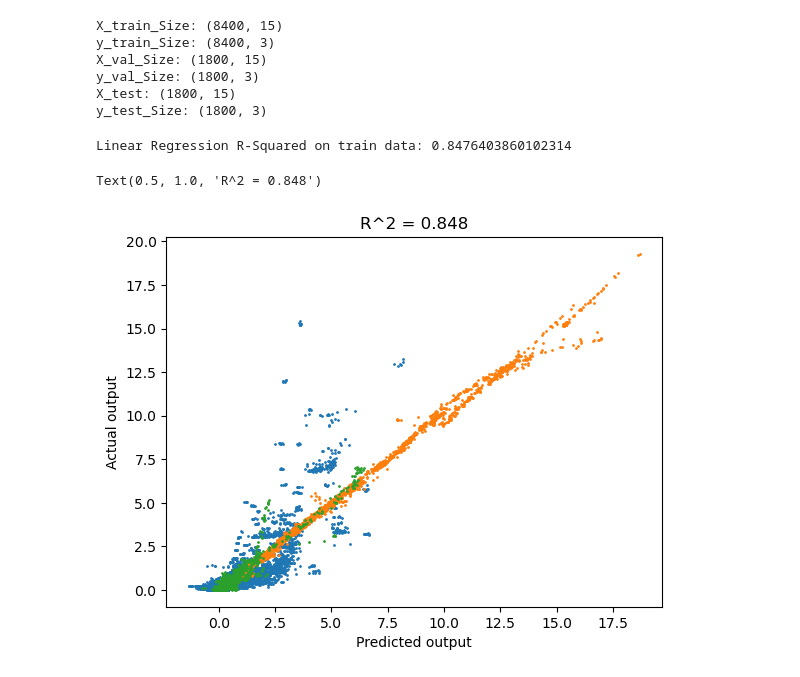
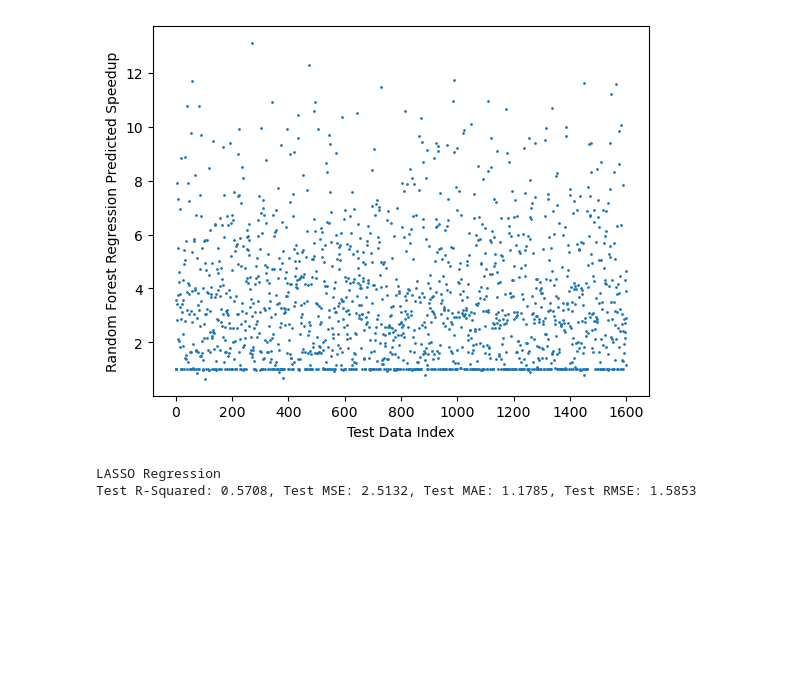
Before and after one commit to WYB929/2023_multicore_project, a Jupyter notebook: src/baseline_models.ipynb, the cells around one changed output. Drawn from its saved outputs; the diff is of its cells as text; code cells hidden in the pictures; blank space fills up the shorter version.

```diff
--- a/src/baseline_models.ipynb
+++ b/src/baseline_models.ipynb
@@ -115,3 +86,10 @@ print("Random Forest Regression RMSE:", rf_rmse)
+# %%
+plt.scatter(range(len(y_pred)), y_pred, s=1)
+plt.xlabel("Test Data Index")
+plt.ylabel("Random Forest Regression Predicted Speedup")
+plt.show()
+# %% [output]
+[figure, added]
 # %%
 # LASSO Regression
 
@@ -129,45 +107,12 @@ lasso_coef = lasso_model.coef_
 y_pred = lasso_model.predict(X_test_scaled)
 
 # Evaluation
+print("LASSO Regression")
 lasso_rSqr = r2_score(y_test, y_pred)
-print("LASSO Regression R-Squared: ", lasso_rSqr)
+lasso_mae = mean_absolute_error(y_test, y_pred)
 lasso_mse = mean_squared_error(y_test, y_pred)
 lasso_rmse = np.sqrt(lasso_mse)
-print("LASSO Regression RMSE:", lasso_rmse)
+print(f"Test R-Squared: {lasso_rSqr:.4f}, Test MSE: {lasso_mse:.4f}, Test MAE: {lasso_mae:.4f}, Test RMSE: {lasso_rmse:.4f}")
+# %% [output]
+LASSO Regression
+Test R-Squared: 0.5708, Test MSE: 2.5132, Test MAE: 1.1785, Test RMSE: 1.5853
-# %%
-print("X_train_Size: " + str(X_train.shape))
-print("y_train_Size: " + str(y_train.shape))
-print("X_val_Size: " + str(X_val.shape))
-print("y_val_Size: " + str(y_val.shape))
-print("X_test: " + str(X_test.shape))
-print("y_test_Size: " + str(y_test.shape))
-# %% [output]
-X_train_Size: (8400, 15)
-y_train_Size: (8400, 3)
-X_val_Size: (1800, 15)
-y_val_Size: (1800, 3)
-X_test: (1800, 15)
-y_test_Size: (1800, 3)
-# %%
-# Multiple Regression
-# Sample data
-# X = np.array([[1, 100], [2, 200], [3, 200], [4, 200], [5, 300]])  # input values
-# y = np.array([100, 150, 200, 250, 200])  # output values
-
-# Model
-mul_model = LinearRegression().fit(X_train, y_train)
-rSqr = mul_model.score(X_train,y_train)
-b0, b1 = mul_model.intercept_, mul_model.coef_
-print("Linear Regression R-Squared on train data: "+str(rSqr))
-# yHat = b1[0]*X[:,0] + b1[1]*X[:,1] + b0
-yHat = mul_model.predict(X_train)
-
-# Scatter plot between predicted and actual score of training data:
-plt.plot(yHat,y_train,'o',markersize=1)
-plt.xlabel('Predicted output')
-plt.ylabel('Actual output')
-plt.title('R^2 = {:.3f}'.format(rSqr))
-# %% [output]
-Linear Regression R-Squared on train data: 0.8476403860102314
-Text(0.5, 1.0, 'R^2 = 0.848')
-[figure, removed]
```
Also changed, not shown: parts of 18 cells of this notebook.
